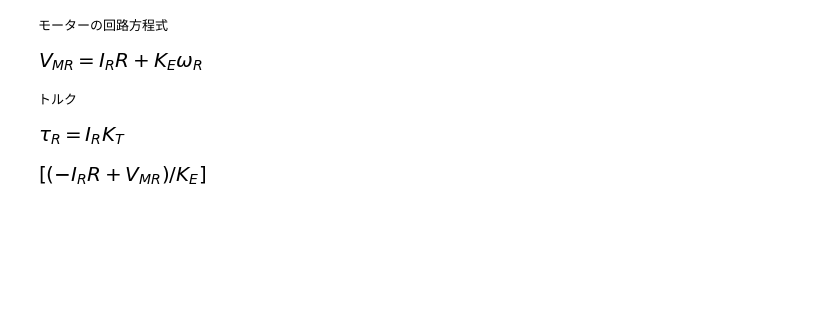
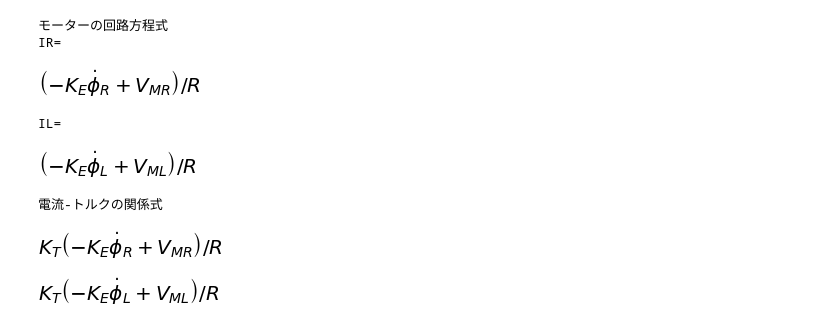
Before and after one commit to shino-kei/control_notebook, a Jupyter notebook: motor-mechanics.ipynb, the cells around one changed output. Saved outputs shown, nothing was run; the diff lists cells and outputs as text; code cells hidden in the pictures; blank space fills up the shorter version.

```diff
--- a/motor-mechanics.ipynb
+++ b/motor-mechanics.ipynb
@@ -1,27 +1,40 @@
-# %%
-from sympy import *
-init_printing()
-
-Vmr, Ir, wr = symbols('V_MR I_R \omega_R')
-R, KE = symbols('R K_E')
-eq1 = Eq(Vmr, R*Ir + KE*wr)
-
-print('モーターの回路方程式')
-eq1
-# %% [output]
-モーターの回路方程式
-[figure, removed]
-# %%
-tau_r = symbols('tau_R')
-KT = symbols('K_T')
-
-eq2 = Eq(tau_r, KT*Ir)
-print('トルク')
-eq2
-# %% [output]
-トルク
-[figure, removed]
-# %%
-solve(eq1, (wr))
-# %% [output]
-[figure, removed]
+# %%
+from sympy import *
+init_printing()
+
+VMR, IR, dphiR = symbols('V_MR I_R \dot{\phi}_R')
+VML, IL, dphiL = symbols('V_ML I_L \dot{\phi}_L')
+R, KE = symbols('R K_E')
+eq1_R = Eq(VMR, R*IR + KE*dphiR)
+eq1_L = Eq(VML, R*IL + KE*dphiL)
+
+print('モーターの回路方程式')
+IR = solve(eq1_R, IR)[0]
+IL = solve(eq1_L, IL)[0]
+# eq1_L = Eq(IL, solve(eq1_L, IL)[0])
+
+print('IR= ')
+display(IR)
+print('IL= ')
+display(IL)
+# %% [output]
+モーターの回路方程式
+IR=
+[figure, added]
+IL=
+[figure, added]
+# %%
+tau_R, tau_L = symbols('tau_R tau_L')
+KT = symbols('K_T')
+
+# eq2_R = Eq(tau_R, KT*IR)
+# eq2_L = Eq(tau_L, KT*IL)
+tau_R = KT*IR
+tau_L = KT*IL
+print('電流-トルクの関係式')
+display(tau_R)
+display(tau_L)
+# %% [output]
+電流-トルクの関係式
+[figure, added]
+[figure, added]
```
Also changed, not shown: parts of 7 cells of this notebook.
